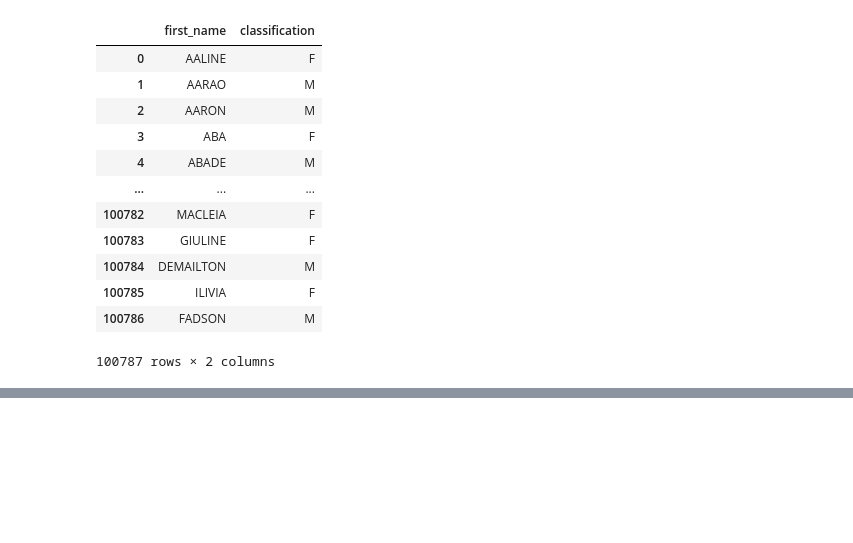
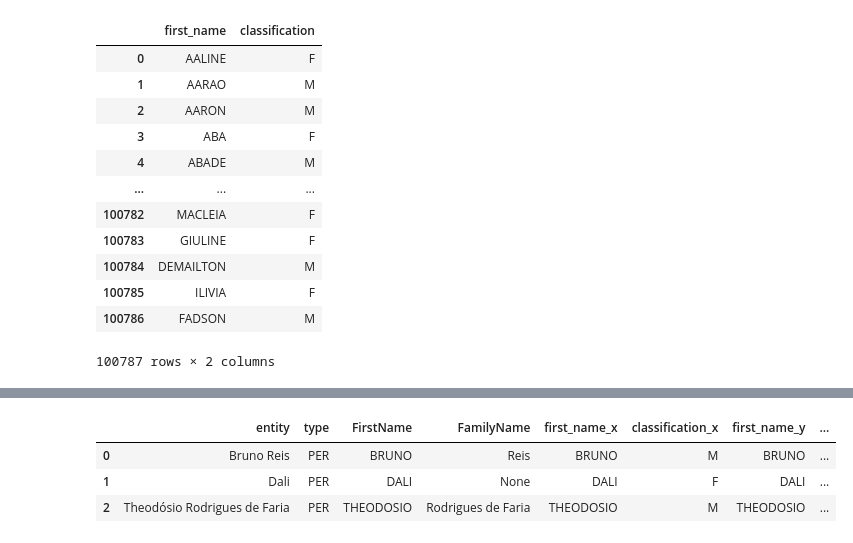
Before and after one commit to larissasayurifutino/repres_fem, a Jupyter notebook: SRC/03_entity_recog.ipynb, the cells around one changed output, grey strips where cells are left out. Saved outputs shown, nothing was run; the diff lists cells and outputs as text; code cells hidden in the pictures; blank space fills up the shorter version.

```diff
--- a/SRC/03_entity_recog.ipynb
+++ b/SRC/03_entity_recog.ipynb
@@ -299,0 +337,5 @@ Int64Index([3, 3], dtype='int64', name='entity')
+# %%
+from itertools import chain
+
+entities_list = list(chain.from_iterable(entities))
+entities_list
@@ -299,0 +346,16 @@ Int64Index([3, 3], dtype='int64', name='entity')
+# %%
+df_entities = pd.DataFrame(entities_list, columns = ['entity', 'type'])
+
+# Filtering Entities that have at least one capital letter
+df_entities = df_entities[df_entities['entity'].str.match("[A-Z]+") == True]
+
+# Split the name into First and Family Name
+df_entities[['FirstName', 'FamilyName']] = df_entities['entity'].str.split(' ', 1, expand = True)
+
+# First name in Capital letter
+df_entities['FirstName'] = df_entities['FirstName'].str.upper()
+
+# Remove accents from the First Name
+df_entities['FirstName'] = df_entities['FirstName'].str.normalize('NFKD').str.encode('ascii', errors='ignore').str.decode('utf-8')
+
+df_entities
@@ -368,0 +439,8 @@ df.merge(names_aux, left_on = 'FirstName', right_on = 'first_name')
+# %%
+df_entities = df_entities.merge(names_aux, left_on = 'FirstName', right_on = 'first_name')
+df_entities
+# %% [output]
+|  | entity | type | FirstName | FamilyName | first_name_x | classification_x | first_name_y | ... |
+| 0 | Bruno Reis | PER | BRUNO | Reis | BRUNO | M | BRUNO | ... |
+| 1 | Dali | PER | DALI | None | DALI | F | DALI | ... |
+| 2 | Theodósio Rodrigues de Faria | PER | THEODOSIO | Rodrigues de Faria | THEODOSIO | M | THEODOSIO | ... |
```
Also changed, not shown: parts of 26 cells of this notebook.
